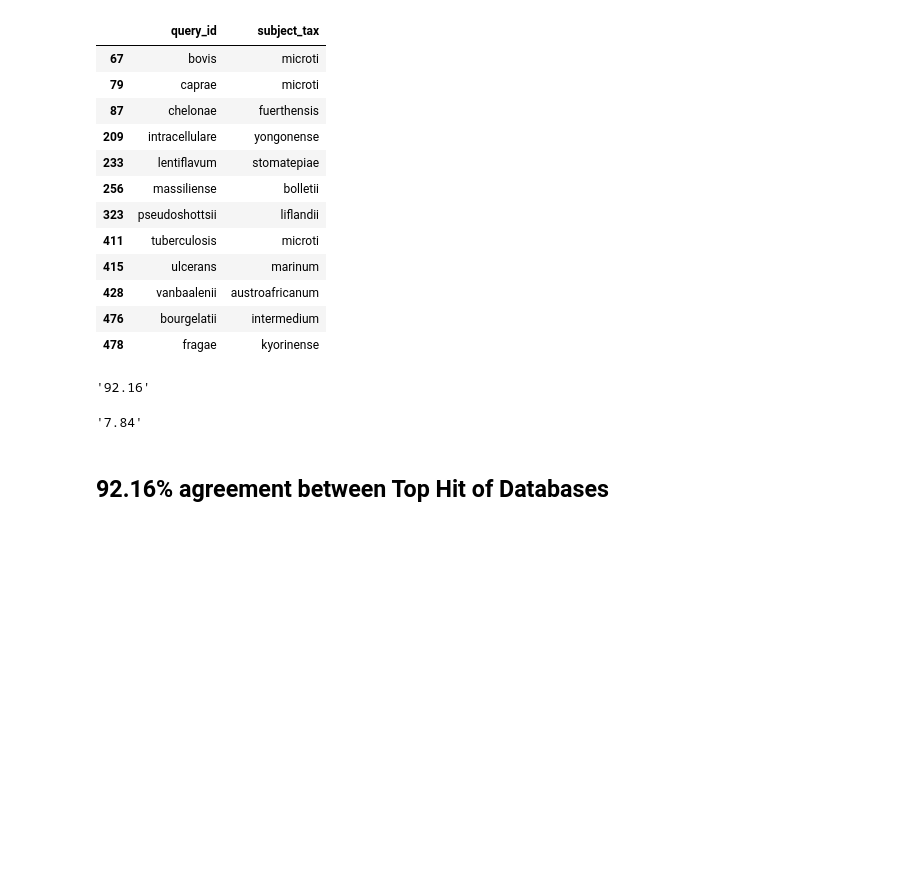
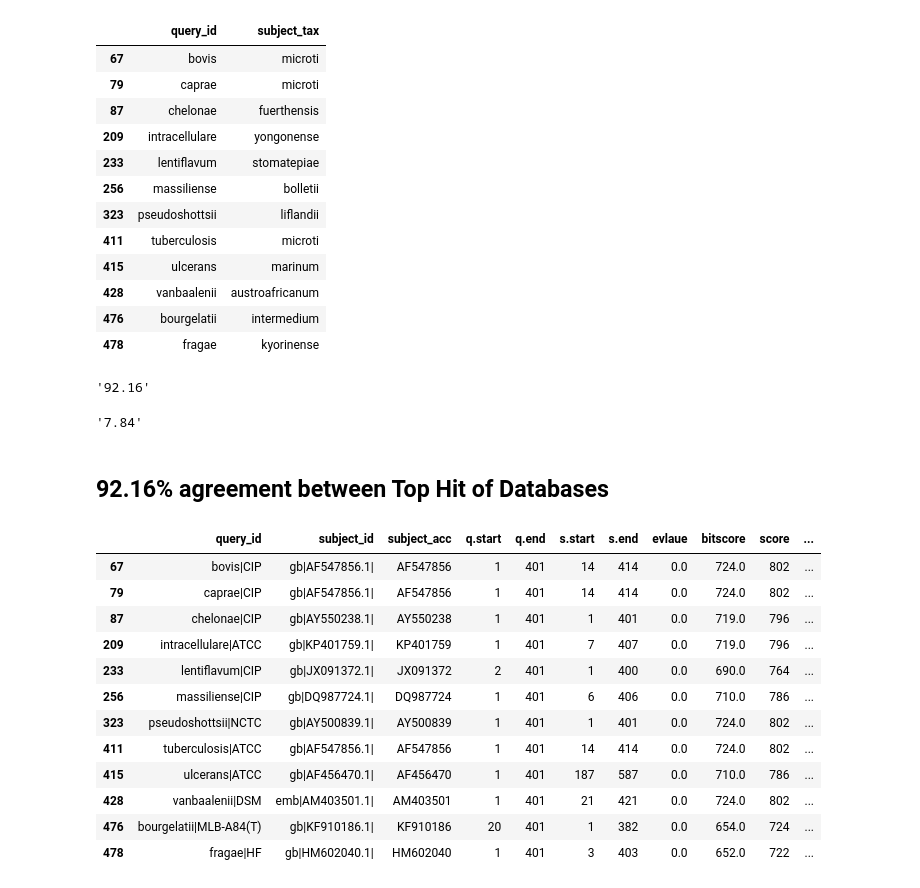
Before and after one commit to glickmac/Database, a Jupyter notebook: scripts/HSP65_Validation_Overlap_with_Dai_Dataset.ipynb, the cells around one changed output. Cells and saved outputs as stored; diff of their text form; code cells hidden in the pictures; blank space fills up the shorter version.

```diff
--- a/scripts/HSP65_Validation_Overlap_with_Dai_Dataset.ipynb
+++ b/scripts/HSP65_Validation_Overlap_with_Dai_Dataset.ipynb
@@ -90,3 +90,23 @@ disagree = float(len(x))/len(df_top) * 100
 '7.84'
 # %% [markdown]
 ## 92.16% agreement between Top Hit of Databases
+# %%
+y = list(x.index)
+q = list(df.index)
+# %%
+test = df[df.index.isin(y)]
+test
+# %% [output]
+|  | query_id | subject_id | subject_acc | q.start | q.end | s.start | s.end | evlaue | bitscore | score | ... |
+| 67 | bovis|CIP | gb|AF547856.1| | AF547856 | 1 | 401 | 14 | 414 | 0.0 | 724.0 | 802 | ... |
+| 79 | caprae|CIP | gb|AF547856.1| | AF547856 | 1 | 401 | 14 | 414 | 0.0 | 724.0 | 802 | ... |
+| 87 | chelonae|CIP | gb|AY550238.1| | AY550238 | 1 | 401 | 1 | 401 | 0.0 | 719.0 | 796 | ... |
+| 209 | intracellulare|ATCC | gb|KP401759.1| | KP401759 | 1 | 401 | 7 | 407 | 0.0 | 719.0 | 796 | ... |
+| 233 | lentiflavum|CIP | gb|JX091372.1| | JX091372 | 2 | 401 | 1 | 400 | 0.0 | 690.0 | 764 | ... |
+| 256 | massiliense|CIP | gb|DQ987724.1| | DQ987724 | 1 | 401 | 6 | 406 | 0.0 | 710.0 | 786 | ... |
+| 323 | pseudoshottsii|NCTC | gb|AY500839.1| | AY500839 | 1 | 401 | 1 | 401 | 0.0 | 724.0 | 802 | ... |
+| 411 | tuberculosis|ATCC | gb|AF547856.1| | AF547856 | 1 | 401 | 14 | 414 | 0.0 | 724.0 | 802 | ... |
+| 415 | ulcerans|ATCC | gb|AF456470.1| | AF456470 | 1 | 401 | 187 | 587 | 0.0 | 710.0 | 786 | ... |
+| 428 | vanbaalenii|DSM | emb|AM403501.1| | AM403501 | 1 | 401 | 21 | 421 | 0.0 | 724.0 | 802 | ... |
+| 476 | bourgelatii|MLB-A84(T) | gb|KF910186.1| | KF910186 | 20 | 401 | 1 | 382 | 0.0 | 654.0 | 724 | ... |
+| 478 | fragae|HF | gb|HM602040.1| | HM602040 | 1 | 401 | 3 | 403 | 0.0 | 652.0 | 722 | ... |
```
Also changed, not shown: parts of 1 cell of this notebook, 32 other files.
